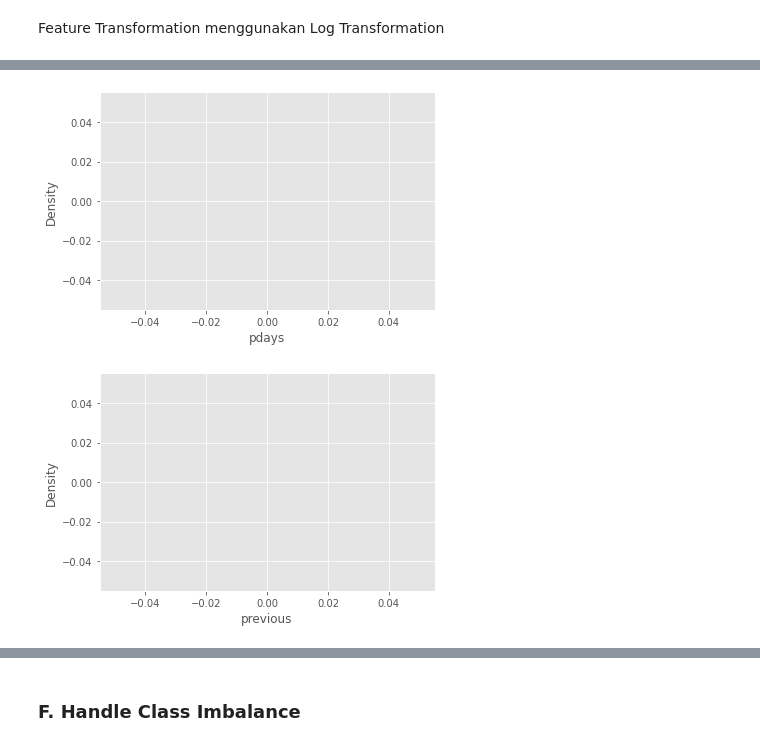
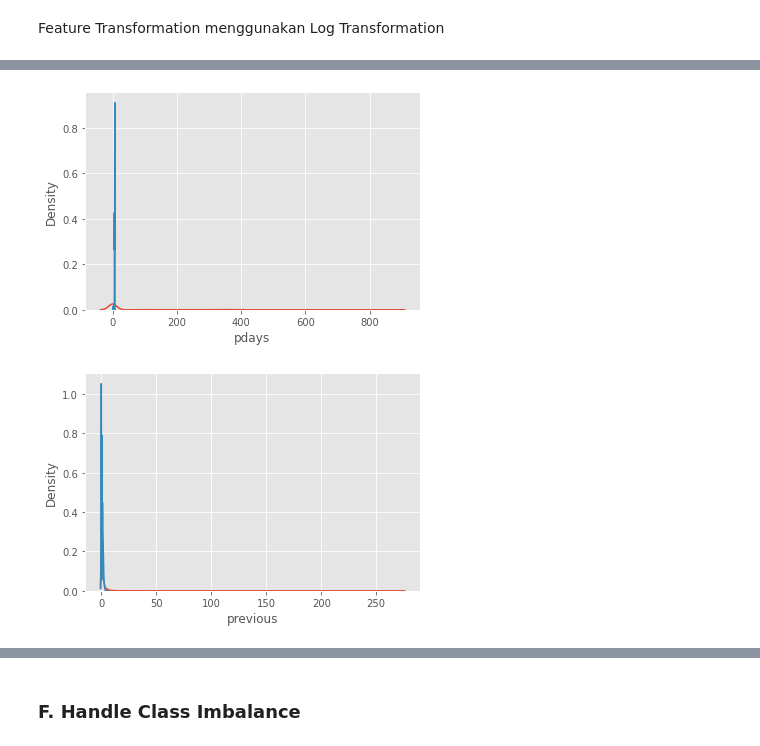
Before and after one commit to ChangCorp/finalproject, a Jupyter notebook: ChangCorp_Stage_2_Version_1.ipynb, the cells around one changed output, grey strips where cells are left out. Cells and saved outputs as stored; diff of their text form; code cells hidden in the pictures.

```diff
--- a/ChangCorp_Stage_2_Version_1.ipynb
+++ b/ChangCorp_Stage_2_Version_1.ipynb
@@ -339,11 +673,11 @@ df_train['log_day'] = np.log(df_train['day'])
 # Balance
 
 # distribusi balance (nilai asli)
-sns.kdeplot(df_train['balance'])
+sns.kdeplot(df_train_clean['balance'])
 # distribusi day (setelah log transformation)
-sns.kdeplot(np.log(df_train['balance']))
+sns.kdeplot(np.log(df_train_clean['balance']))
 # transformasi
-df_train['log_balance'] = np.log(df_train['balance'])
+df_train_clean['log_balance'] = np.log(df_train_clean['balance'])
 # drop kolom age (nilai asli)
 #df_train_clean = df_train_clean.drop(columns='balance')
 # %% [output]
@@ -352,11 +686,11 @@ df_train['log_balance'] = np.log(df_train['balance'])
 # Duration
 
 # distribusi duration (nilai asli)
-sns.kdeplot(df_train['duration'])
+sns.kdeplot(df_train_clean['duration'])
 # distribusi duration (setelah log transformation)
-sns.kdeplot(np.log(df_train['duration']))
+sns.kdeplot(np.log(df_train_clean['duration']))
 # transformasi
-df_train['log_duration'] = np.log(df_train['duration'])
+df_train_clean['log_duration'] = np.log(df_train_clean['duration'])
 # drop kolom age (nilai asli)
 #df_train_clean = df_train_clean.drop(columns='duration')
 # %% [output]
@@ -365,11 +699,11 @@ df_train['log_duration'] = np.log(df_train['duration'])
 # Campaign
 
 # distribusi campaign (nilai asli)
-sns.kdeplot(df_train['campaign'])
+sns.kdeplot(df_train_clean['campaign'])
 # distribusi campaign (setelah log transformation)
-sns.kdeplot(np.log(df_train['campaign']))
+sns.kdeplot(np.log(df_train_clean['campaign']))
 # transformasi
-df_train['log_campaign'] = np.log(df_train['campaign'])
+df_train_clean['log_campaign'] = np.log(df_train_clean['campaign'])
 # drop kolom campaign (nilai asli)
 #df = df_train_clean.drop(columns='campaign')
 # %% [output]
@@ -378,25 +712,25 @@ df_train['log_campaign'] = np.log(df_train['campaign'])
 # Pdays
 
 # distribusi pdays (nilai asli)
-sns.kdeplot(df_train['pdays'])
+sns.kdeplot(df_train_clean['pdays'])
 # distribusi pdays (setelah log transformation)
-sns.kdeplot(np.log(df_train['pdays']))
+sns.kdeplot(np.log(df_train_clean['pdays']))
 # transformasi
-df_train['log_pdays'] = np.log(df_train['pdays'])
+df_train_clean['log_pdays'] = np.log(df_train_clean['pdays'])
 # drop kolom pdays (nilai asli)
 #df_train_clean = df_train_clean.drop(columns='pdays')
 # %% [output]
-[figure, old version]
+[figure, new version]
 # %%
 # Previous
 
 # distribusi previous (nilai asli)
-sns.kdeplot(df_train['previous'])
+sns.kdeplot(df_train_clean['previous'])
 # distribusi previous (setelah log transformation)
-sns.kdeplot(np.log(df_train['previous']))
+sns.kdeplot(np.log(df_train_clean['previous']))
 # transformasi
-df_train['log_previous'] = np.log(df_train['previous'])
+df_train_clean['log_previous'] = np.log(df_train_clean['previous'])
 # drop kolom previous (nilai asli)
 #df_train_clean = df_train_clean.drop(columns='previous')
 # %% [output]
-[figure, old version]
+[figure, new version]
```
Also changed, not shown: parts of 74 cells of this notebook.
